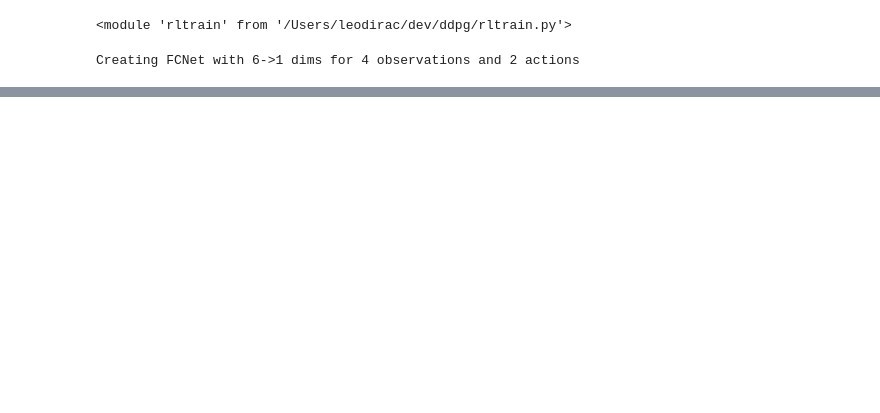
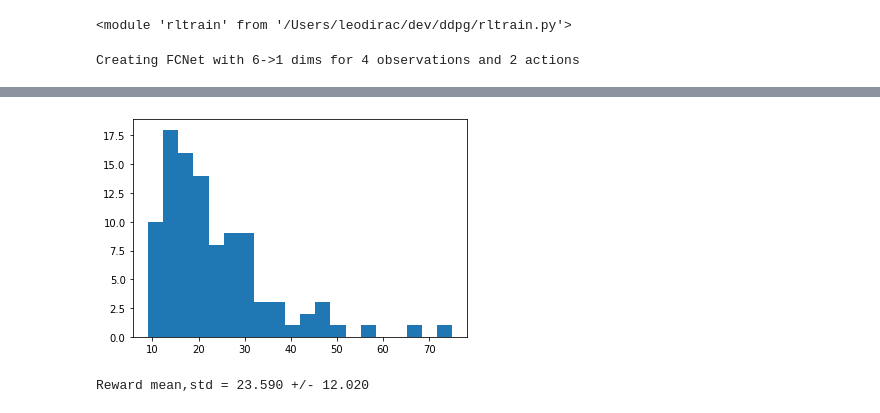
Before and after one commit to leopd/jasrlp, a Jupyter notebook: gym-play.ipynb, the cells around one changed output, grey strips where cells are left out. Drawn from its saved outputs; the diff is of its cells as text; code cells hidden in the pictures; blank space fills up the shorter version.

```diff
--- a/gym-play.ipynb
+++ b/gym-play.ipynb
@@ -167,0 +175,3 @@ plt.colorbar()
+# %%
+_ = dist_rollouts(1)
+# %% [output]
@@ -167,0 +189,2 @@ plt.colorbar()
+[figure, added]
+Reward mean,std = 23.590 +/- 12.020
```
Also changed, not shown: parts of 6 cells of this notebook, 1 other file.
